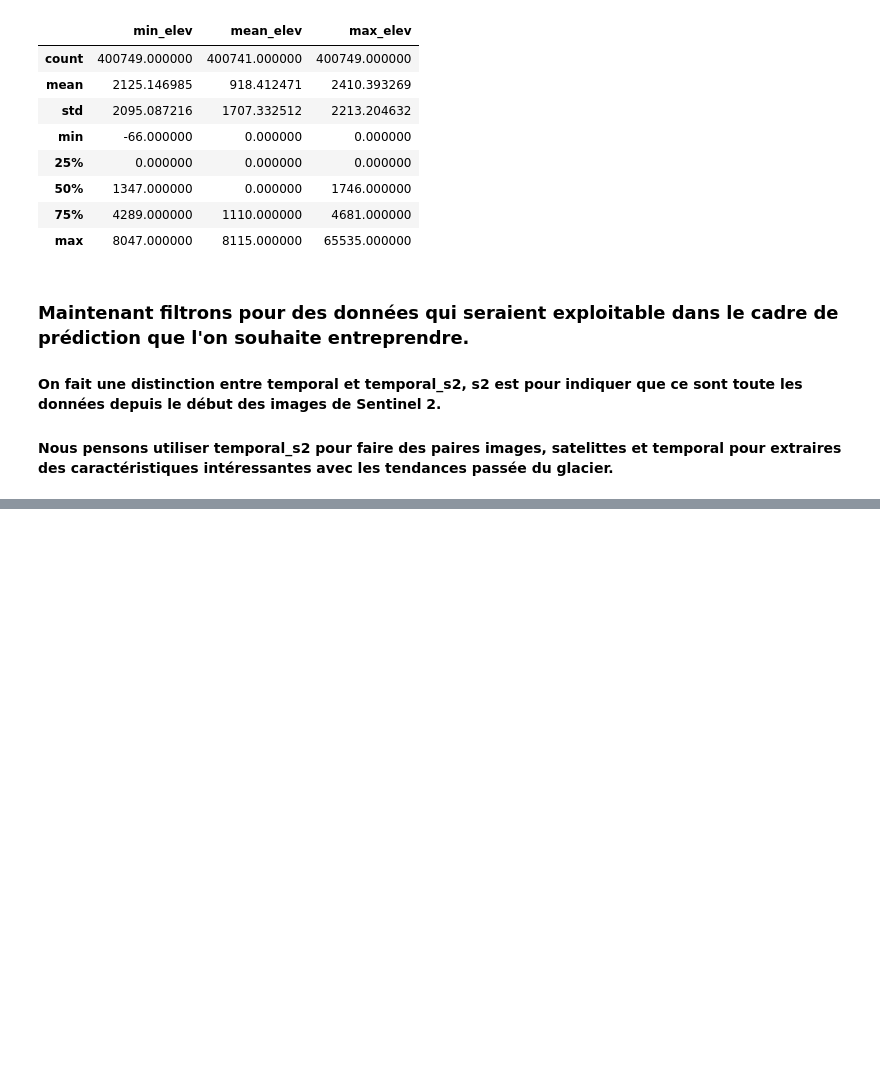
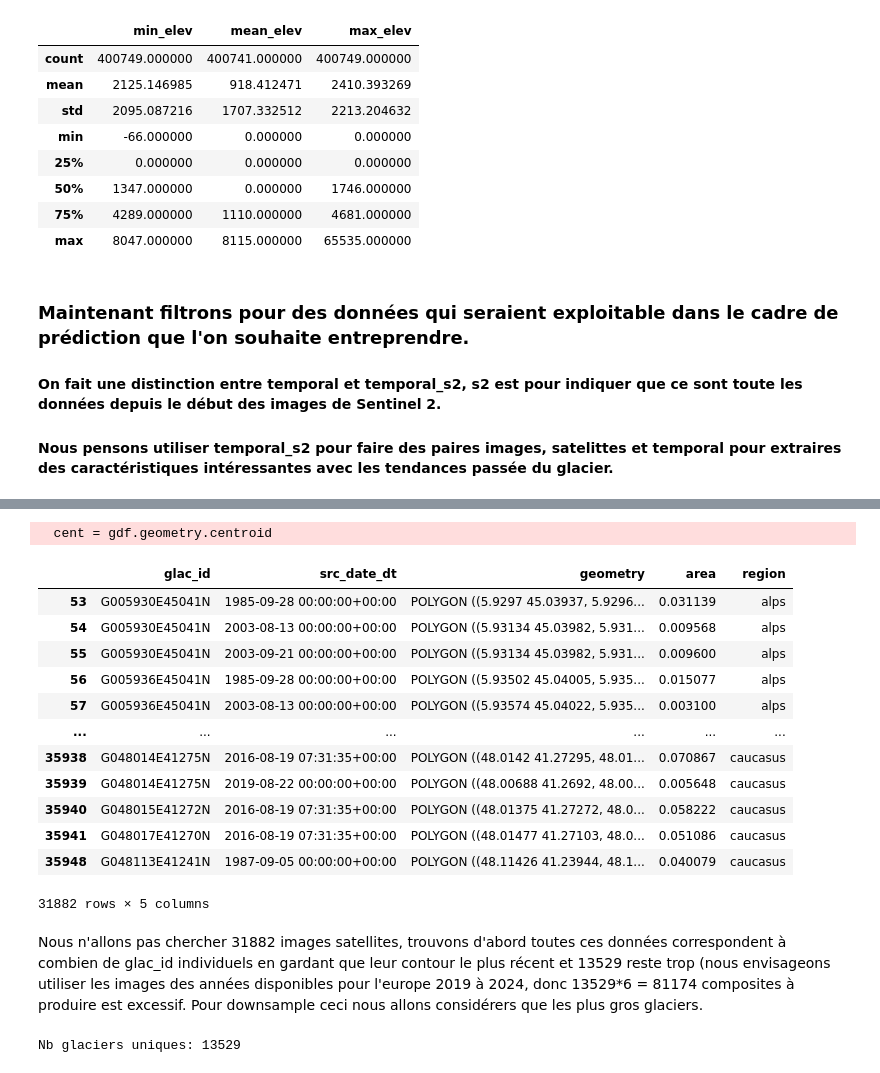
Before and after one commit to pierre-emery/projet_glacier, a Jupyter notebook: notebooks/data_fetch_clean.ipynb, the cells around one changed output, grey strips where cells are left out. Drawn from its saved outputs; the diff is of its cells as text; code cells hidden in the pictures; blank space fills up the shorter version.

```diff
--- a/notebooks/data_fetch_clean.ipynb
+++ b/notebooks/data_fetch_clean.ipynb
@@ -307,0 +316,33 @@ proc.mkdir(parents=True, exist_ok=True)
+# %%
+# Commençons alors par filtrer le datafram glims pour avoir que les glaciers mentionnés
+from glacier.data import filter_alps_caucasus
+temporal_ac = filter_alps_caucasus(temporal)
+temporal_ac.to_parquet(proc / "glims_temporal_ac.parquet")
+# %% [output]
+  cent = gdf.geometry.centroid
+# %%
+root = repo_root()
+temporal_ac = gpd.read_parquet(root / "data" / "processed"/ "glims_temporal_ac.parquet")
+temporal_ac
+# %% [output]
+|  | glac_id | src_date_dt | geometry | area | region |
+| 53 | G005930E45041N | 1985-09-28 00:00:00+00:00 | POLYGON ((5.9297 45.03937, 5.9296... | 0.031139 | alps |
+| 54 | G005930E45041N | 2003-08-13 00:00:00+00:00 | POLYGON ((5.93134 45.03982, 5.931... | 0.009568 | alps |
+| 55 | G005930E45041N | 2003-09-21 00:00:00+00:00 | POLYGON ((5.93134 45.03982, 5.931... | 0.009600 | alps |
+| 56 | G005936E45041N | 1985-09-28 00:00:00+00:00 | POLYGON ((5.93502 45.04005, 5.935... | 0.015077 | alps |
+| 57 | G005936E45041N | 2003-08-13 00:00:00+00:00 | POLYGON ((5.93574 45.04022, 5.935... | 0.003100 | alps |
+| ... | ... | ... | ... | ... | ... |
+| 35938 | G048014E41275N | 2016-08-19 07:31:35+00:00 | POLYGON ((48.0142 41.27295, 48.01... | 0.070867 | caucasus |
+| 35939 | G048014E41275N | 2019-08-22 00:00:00+00:00 | POLYGON ((48.00688 41.2692, 48.00... | 0.005648 | caucasus |
+| 35940 | G048015E41272N | 2016-08-19 07:31:35+00:00 | POLYGON ((48.01375 41.27272, 48.0... | 0.058222 | caucasus |
+| 35941 | G048017E41270N | 2016-08-19 07:31:35+00:00 | POLYGON ((48.01477 41.27103, 48.0... | 0.051086 | caucasus |
+| 35948 | G048113E41241N | 1987-09-05 00:00:00+00:00 | POLYGON ((48.11426 41.23944, 48.1... | 0.040079 | caucasus |
+31882 rows × 5 columns
+# %% [markdown]
+Nous n'allons pas chercher 31882 images satellites, trouvons d'abord toutes ces données correspondent à combien de glac_id individuels en gardant que leur contour le plus récent et 13529 reste trop (nous envisageons utiliser les images des années disponibles pour l'europe 2019 à 2024, donc 13529*6 = 81174 composites à produire est excessif. Pour downsample ceci nous allons considérers que les plus gros glaciers.
+# %%
+temporal_sorted = temporal_ac.sort_values("src_date_dt")
+glaciers_ref = temporal_sorted.drop_duplicates("glac_id", keep="last").copy()
+print("Nb glaciers uniques:", glaciers_ref["glac_id"].nunique())
+# %% [output]
+Nb glaciers uniques: 13529
```
Also changed, not shown: parts of 10 cells of this notebook, 4 other files.
